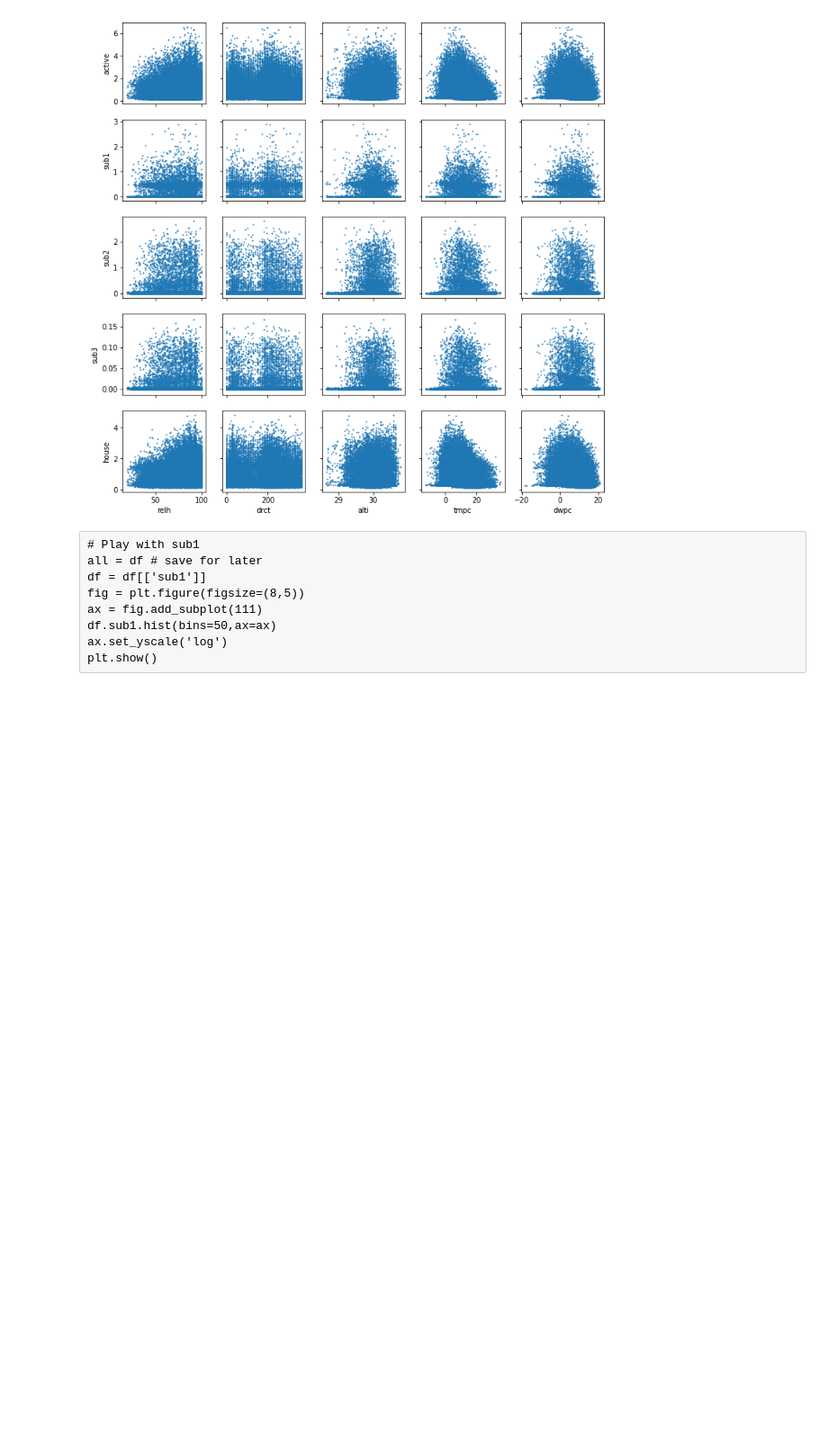
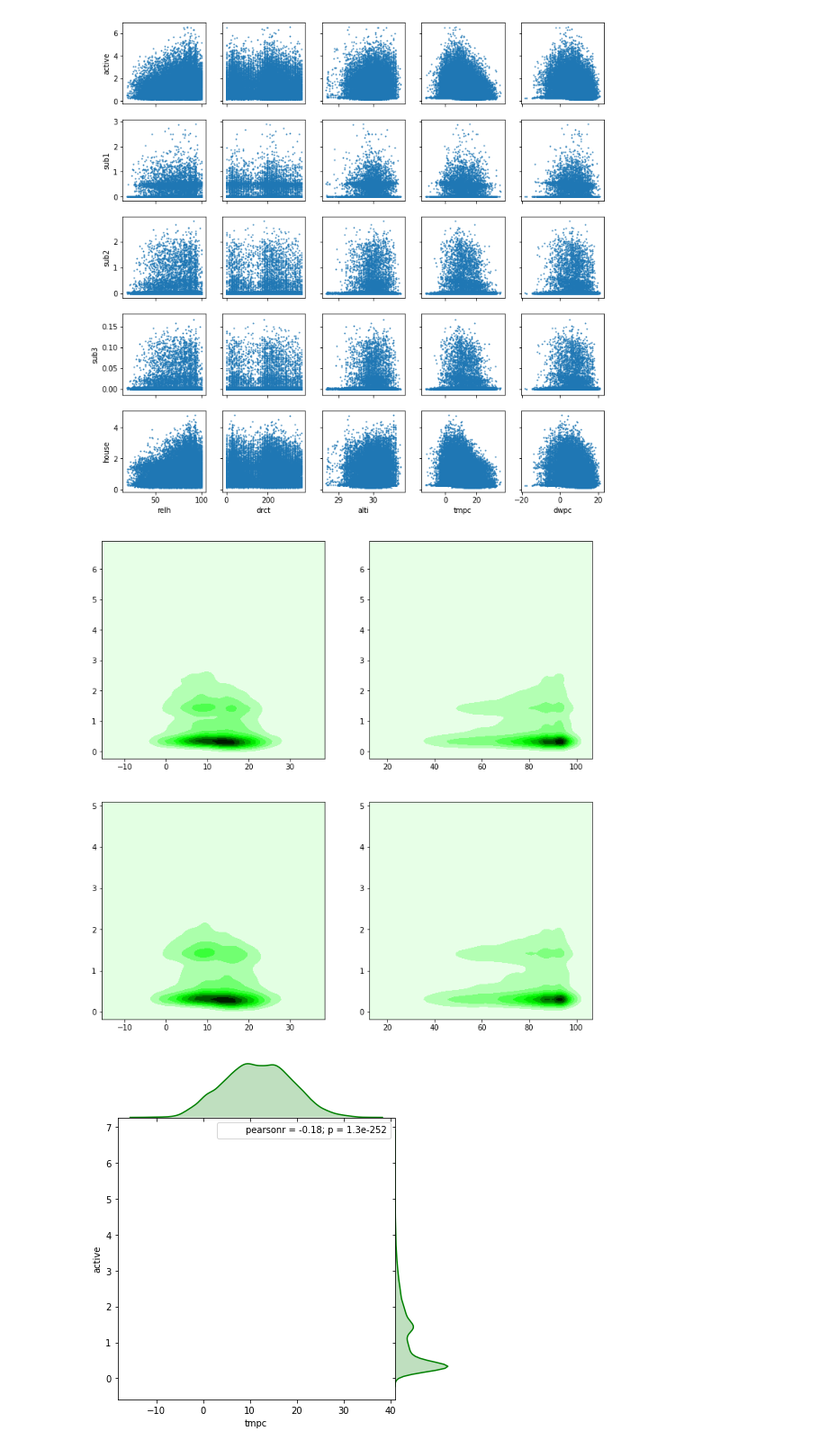
Before and after one commit to dsjstc/EnergyPrj, a Jupyter notebook: AjuExplore.ipynb, the cells around one changed output. Shown at 90% size. Cells and saved outputs as stored; diff of their text form; code cells hidden in the pictures; blank space fills up the shorter version.

Commit message:
Weather heatmap.  Prelim energy histograms.

```diff
--- a/AjuExplore.ipynb
+++ b/AjuExplore.ipynb
@@ -52,12 +52,32 @@ for irow in range(0,len(ecols)):
                         ,s=1)
 # %% [output]
 [figure]
-# %% [raw]
-# Play with sub1
-all = df # save for later
-df = df[['sub1']]
-fig = plt.figure(figsize=(8,5))
-ax = fig.add_subplot(111)
-df.sub1.hist(bins=50,ax=ax)
-ax.set_yscale('log')
-plt.show()
+# %%
+# heat map instead
+ecols = ['active', 'house']
+wxcols = ['tmpc','relh']
+df.dropna(how='any',inplace=True)
+
+f, axes = plt.subplots(  nrows=len(ecols)
+                       , ncols=len(wxcols)
+                       , figsize=(12,12)
+                       #, sharex='col'
+                       #, sharey='row'
+                      )
+
+for irow in range(0,len(ecols)):
+    for icol,ax in enumerate(axes[irow,:]):
+        en = ecols[irow]
+        wx = wxcols[icol]
+        g = sns.jointplot(
+                           data=df
+                          , x=wx
+                          , y=en
+                          , kind="kde"
+                          , space=0
+                          , color="g"
+            ,ax=ax
+        )
+# %% [output]
+[figure, added]
+[figure, added]
```
Also changed, not shown: parts of 4 cells of this notebook, 1 other file.
